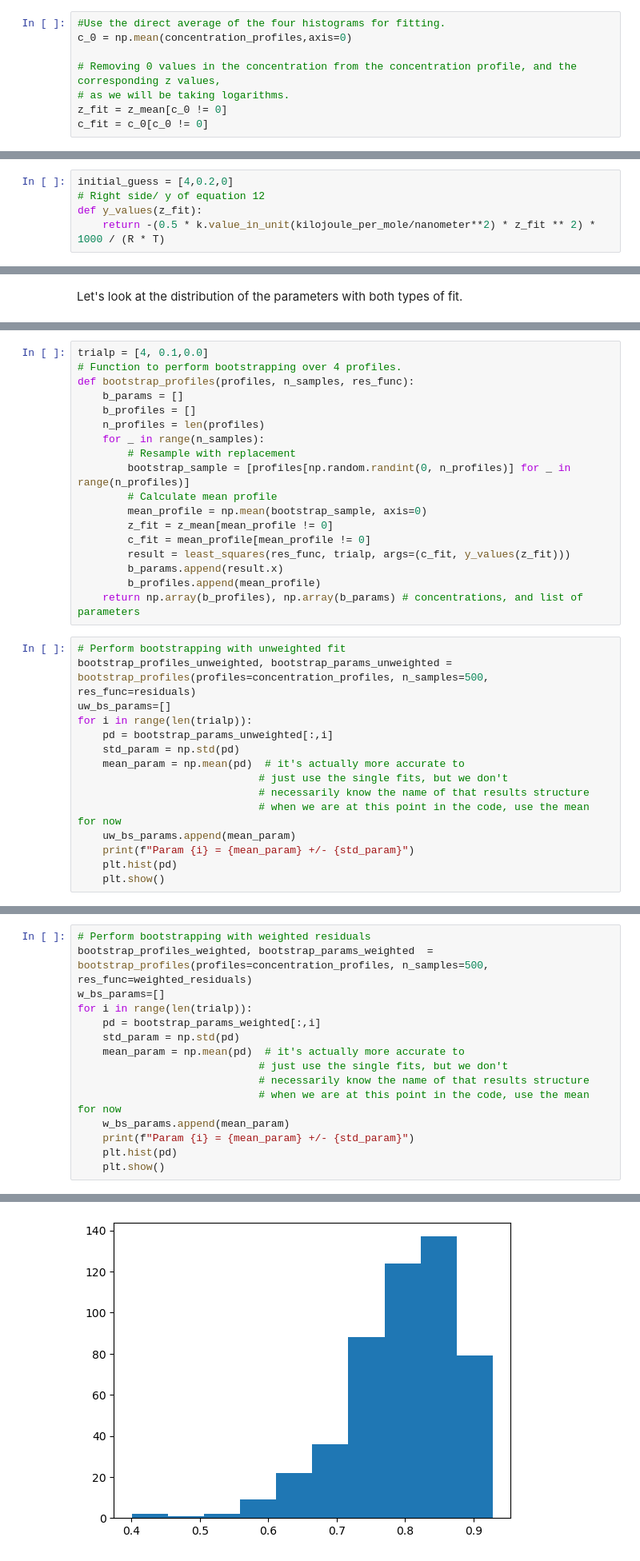
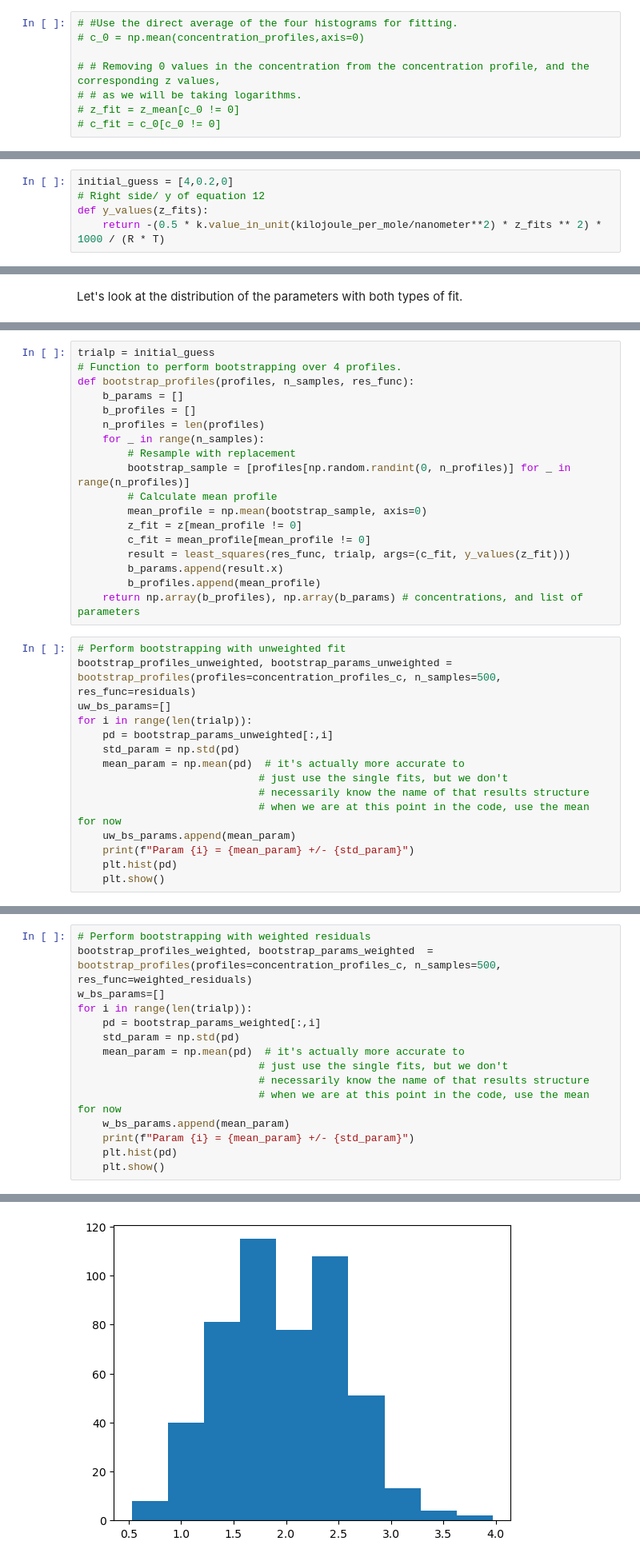
Before and after one commit to barmoral/openff-dev, a Jupyter notebook: HP_final/HP_analysis.ipynb, the cells around one changed output, grey strips where cells are left out. Shown at 80% size. Cells and saved outputs as stored; diff of their text form.

```diff
--- a/HP_final/HP_analysis.ipynb
+++ b/HP_final/HP_analysis.ipynb
@@ -606,18 +807,18 @@ Number of ions used: 267
 # %%
-#Use the direct average of the four histograms for fitting.
-c_0 = np.mean(concentration_profiles,axis=0)
+# #Use the direct average of the four histograms for fitting.
+# c_0 = np.mean(concentration_profiles,axis=0)
 
-# Removing 0 values in the concentration from the concentration profile, and the corresponding z values,
-# as we will be taking logarithms.
-z_fit = z_mean[c_0 != 0]
-c_fit = c_0[c_0 != 0]
+# # Removing 0 values in the concentration from the concentration profile, and the corresponding z values,
+# # as we will be taking logarithms.
+# z_fit = z_mean[c_0 != 0]
+# c_fit = c_0[c_0 != 0]
 # %% [markdown]
 ## Unweighted least squares fitting
 # %%
 initial_guess = [4,0.2,0]
 # Right side/ y of equation 12
-def y_values(z_fit):
-    return -(0.5 * k.value_in_unit(kilojoule_per_mole/nanometer**2) * z_fit ** 2) * 1000 / (R * T)
+def y_values(z_fits):
+    return -(0.5 * k.value_in_unit(kilojoule_per_mole/nanometer**2) * z_fits ** 2) * 1000 / (R * T)
 # %%
 # Getting fit for full left side of eq 12
 result_unweighted = least_squares(residuals, initial_guess, args=(c_fit, y_values(z_fit)))
@@ -698,7 +902,7 @@ Let's look at the distribution of the parameters with both types of fit.
 # %% [markdown]
 ## Bootstrapping parameters and osmotic coefficients (without and with weights)
 # %%
-trialp = [4, 0.1,0.0]
+trialp = initial_guess
 # Function to perform bootstrapping over 4 profiles.
 def bootstrap_profiles(profiles, n_samples, res_func):
     b_params = []
@@ -709,7 +913,7 @@ def bootstrap_profiles(profiles, n_samples, res_func):
         bootstrap_sample = [profiles[np.random.randint(0, n_profiles)] for _ in range(n_profiles)]
         # Calculate mean profile
         mean_profile = np.mean(bootstrap_sample, axis=0)
-        z_fit = z_mean[mean_profile != 0]
+        z_fit = z[mean_profile != 0]
         c_fit = mean_profile[mean_profile != 0]
         result = least_squares(res_func, trialp, args=(c_fit, y_values(z_fit)))
         b_params.append(result.x)
@@ -717,7 +921,7 @@ def bootstrap_profiles(profiles, n_samples, res_func):
     return np.array(b_profiles), np.array(b_params) # concentrations, and list of parameters
 # %%
 # Perform bootstrapping with unweighted fit
-bootstrap_profiles_unweighted, bootstrap_params_unweighted = bootstrap_profiles(profiles=concentration_profiles, n_samples=500, res_func=residuals)
+bootstrap_profiles_unweighted, bootstrap_params_unweighted = bootstrap_profiles(profiles=concentration_profiles_c, n_samples=500, res_func=residuals)
 uw_bs_params=[]
 for i in range(len(trialp)):
     pd = bootstrap_params_unweighted[:,i]
@@ -761,6 +965,6 @@ plt.show()
 # %%
 # Perform bootstrapping with weighted residuals
-bootstrap_profiles_weighted, bootstrap_params_weighted  = bootstrap_profiles(profiles=concentration_profiles, n_samples=500, res_func=weighted_residuals)
+bootstrap_profiles_weighted, bootstrap_params_weighted  = bootstrap_profiles(profiles=concentration_profiles_c, n_samples=500, res_func=weighted_residuals)
 w_bs_params=[]
 for i in range(len(trialp)):
     pd = bootstrap_params_weighted[:,i]
@@ -780 +984 @@ Param 1 = 0.796843314351718 +/- 0.08138096921391168
-[figure, old version]
+[figure, new version]
```
Also changed, not shown: parts of 53 cells of this notebook.
